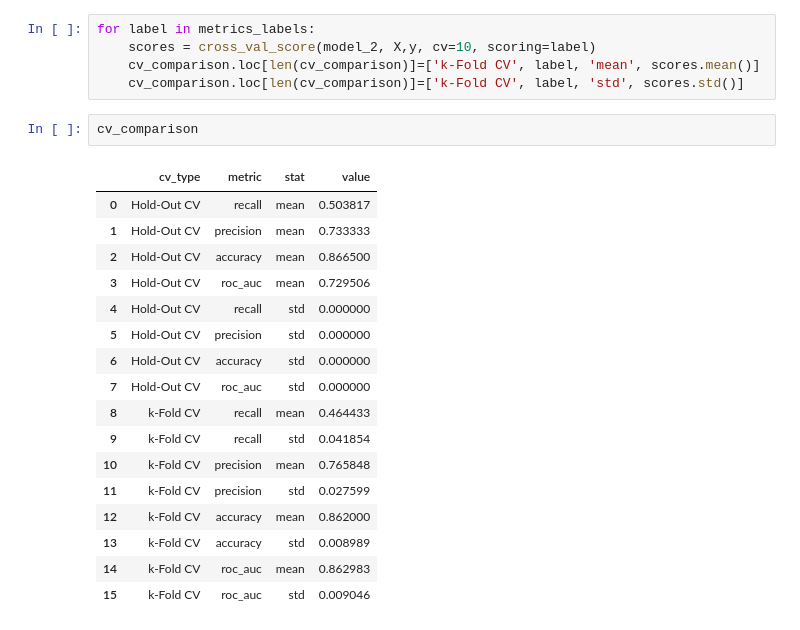
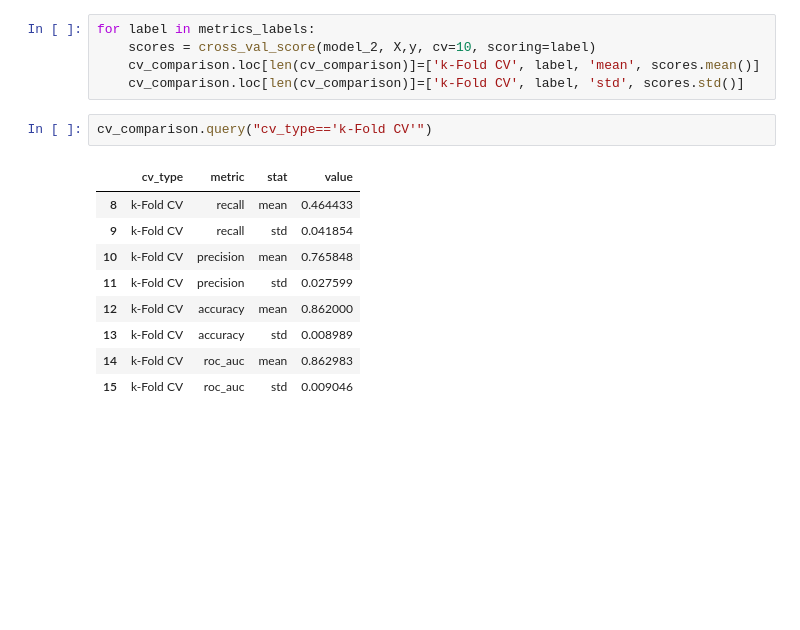
Before and after one commit to MarufIbragimov/zypl_ds, a Jupyter notebook: homework_1/homework_1.ipynb, the cells around one changed output. Saved outputs shown, nothing was run; the diff lists cells and outputs as text; blank space fills up the shorter version.

Commit message:
filter cv_comparison on task #3

```diff
--- a/homework_1/homework_1.ipynb
+++ b/homework_1/homework_1.ipynb
@@ -275,23 +275,15 @@ for label in metrics_labels:
     scores = cross_val_score(model_2, X,y, cv=10, scoring=label)
     cv_comparison.loc[len(cv_comparison)]=['k-Fold CV', label, 'mean', scores.mean()]
     cv_comparison.loc[len(cv_comparison)]=['k-Fold CV', label, 'std', scores.std()]
-# %%
-cv_comparison
-# %% [output]
-|  | cv_type | metric | stat | value |
-| 0 | Hold-Out CV | recall | mean | 0.503817 |
-| 1 | Hold-Out CV | precision | mean | 0.733333 |
-| 2 | Hold-Out CV | accuracy | mean | 0.866500 |
-| 3 | Hold-Out CV | roc_auc | mean | 0.729506 |
-| 4 | Hold-Out CV | recall | std | 0.000000 |
-| 5 | Hold-Out CV | precision | std | 0.000000 |
-| 6 | Hold-Out CV | accuracy | std | 0.000000 |
-| 7 | Hold-Out CV | roc_auc | std | 0.000000 |
-| 8 | k-Fold CV | recall | mean | 0.464433 |
-| 9 | k-Fold CV | recall | std | 0.041854 |
-| 10 | k-Fold CV | precision | mean | 0.765848 |
-| 11 | k-Fold CV | precision | std | 0.027599 |
-| 12 | k-Fold CV | accuracy | mean | 0.862000 |
-| 13 | k-Fold CV | accuracy | std | 0.008989 |
-| 14 | k-Fold CV | roc_auc | mean | 0.862983 |
-| 15 | k-Fold CV | roc_auc | std | 0.009046 |
+# %%
+cv_comparison.query("cv_type=='k-Fold CV'")
+# %% [output]
+|  | cv_type | metric | stat | value |
+| 8 | k-Fold CV | recall | mean | 0.464433 |
+| 9 | k-Fold CV | recall | std | 0.041854 |
+| 10 | k-Fold CV | precision | mean | 0.765848 |
+| 11 | k-Fold CV | precision | std | 0.027599 |
+| 12 | k-Fold CV | accuracy | mean | 0.862000 |
+| 13 | k-Fold CV | accuracy | std | 0.008989 |
+| 14 | k-Fold CV | roc_auc | mean | 0.862983 |
+| 15 | k-Fold CV | roc_auc | std | 0.009046 |
```
